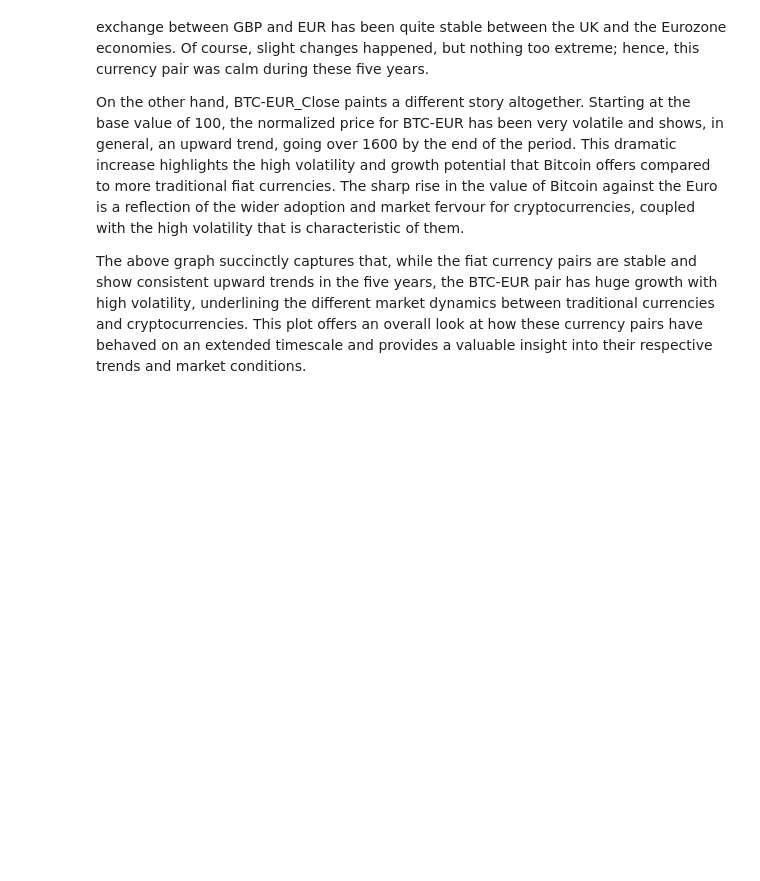
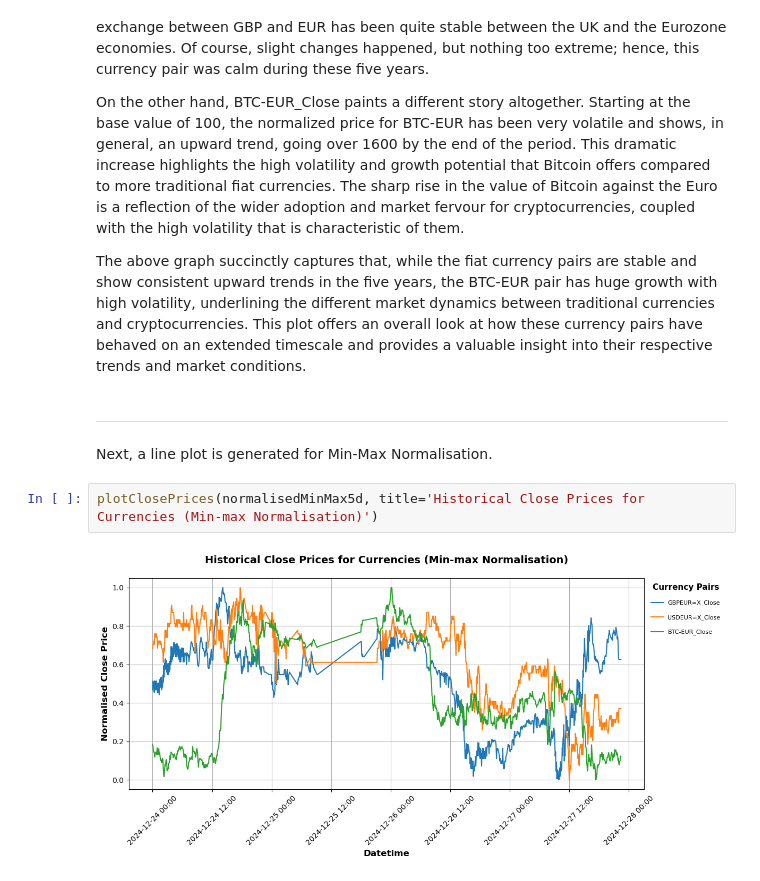
Before and after one commit to TomUszyn/PFDA-project, a Jupyter notebook: analysingCurrencyTrends.ipynb, the cells around one changed output. Saved outputs shown, nothing was run; the diff lists cells and outputs as text; blank space fills up the shorter version.

Commit message:
Added plots with comments for Min-max normalisations.

```diff
--- a/analysingCurrencyTrends.ipynb
+++ b/analysingCurrencyTrends.ipynb
@@ -580,3 +580,11 @@ The same trend is shown by the GBPEUR=X_Close, orange line, which reflects a nor
 On the other hand, BTC-EUR_Close paints a different story altogether. Starting at the base value of 100, the normalized price for BTC-EUR has been very volatile and shows, in general, an upward trend, going over 1600 by the end of the period. This dramatic increase highlights the high volatility and growth potential that Bitcoin offers compared to more traditional fiat currencies. The sharp rise in the value of Bitcoin against the Euro is a reflection of the wider adoption and market fervour for cryptocurrencies, coupled with the high volatility that is characteristic of them.
 
 The above graph succinctly captures that, while the fiat currency pairs are stable and show consistent upward trends in the five years, the BTC-EUR pair has huge growth with high volatility, underlining the different market dynamics between traditional currencies and cryptocurrencies. This plot offers an overall look at how these currency pairs have behaved on an extended timescale and provides a valuable insight into their respective trends and market conditions.
+# %% [markdown]
+***
+# %% [markdown]
+ Next, a line plot is generated for Min-Max Normalisation.
+# %%
+plotClosePrices(normalisedMinMax5d, title='Historical Close Prices for Currencies (Min-max Normalisation)')
+# %% [output]
+[figure, added]
```
Also changed, not shown: parts of 6 cells of this notebook, 1 other file.
